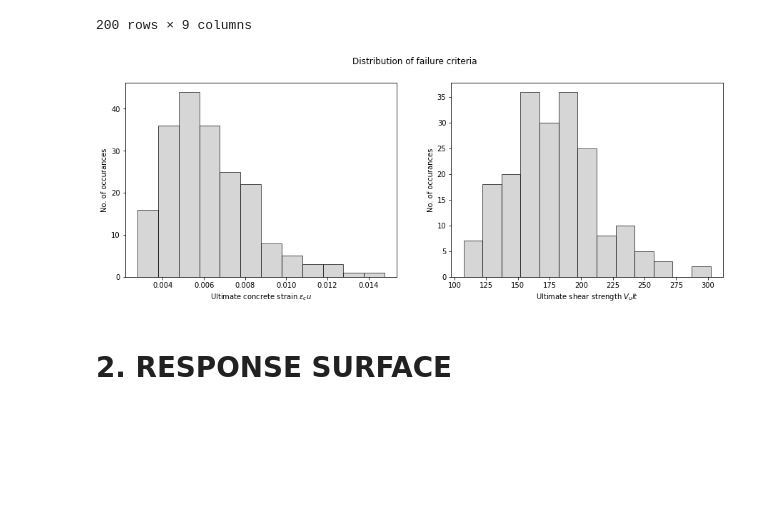
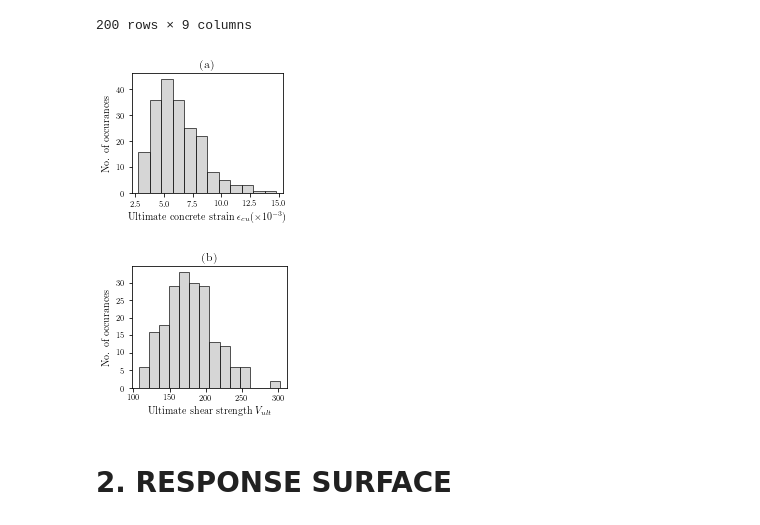
Before and after one commit to mtareqsoliman/msthesis, a Jupyter notebook: Benchmark_RS_DBLANN_12092022.ipynb, the cells around one changed output. Cells and saved outputs as stored; diff of their text form; code cells hidden in the pictures; blank space fills up the shorter version.

```diff
--- a/Benchmark_RS_DBLANN_12092022.ipynb
+++ b/Benchmark_RS_DBLANN_12092022.ipynb
@@ -346,19 +366,22 @@ NLTHA100_pivot
 | 2.690121 | 0.474675 | 0 | 0 | 0 | 0 | 0 | 0 | 3 | 5 | 7 |
 200 rows × 9 columns
 # %%
-fig, ax = plt.subplots(nrows=1,ncols=2,figsize =(15,5))
-fig.suptitle('Distribution of failure criteria')
-ax[0].hist(-np.asarray(ecu_100),color='silver', edgecolor='k', alpha=0.65, bins=np.arange(min(-np.asarray(ecu_100)), max(-np.asarray(ecu_100)) + 0.001, 0.001))
-ax[0].set_xlabel(r'Ultimate concrete strain $\epsilon _cu$')
-ax[0].set_ylabel('No. of occurances')
+fig, ax = plt.subplots(figsize=(width*0.5/72.27,width*0.45/72.27))
+ax.set_title('(a)')
+ax.hist(-np.asarray(ecu_100)*1000,color='silver', edgecolor='k', alpha=0.65, bins=np.arange(min(-np.asarray(ecu_100)*1000), max(-np.asarray(ecu_100)*1000) + 1, 1))
+ax.set_xlabel(r'Ultimate concrete strain $\epsilon _{cu}  (\times 10^{-3})$')
+ax.set_ylabel('No. of occurances')
+plt.savefig('histogram_criteria_e.pgf', backend='pgf', dpi=600, bbox_inches="tight", transparent=True)
 
-
-ax[1].hist(np.asarray(Vult_100),color='silver', edgecolor='k', alpha=0.65, bins=np.arange(min(np.asarray(Vult_100)), max(np.asarray(Vult_100)) + 15, 15))
-ax[1].set_xlabel(r'Ultimate shear strength $V_ult$')
-ax[1].set_ylabel('No. of occurances')
-plt.savefig('histogram_criteria.pgf', backend='pgf')
+fig, ax = plt.subplots(figsize=(width*0.5/72.27,width*0.45/72.27))
+ax.set_title('(b)')
+ax.hist(np.asarray(Vult_100),color='silver', edgecolor='k', alpha=0.65, bins=np.arange(min(np.asarray(Vult_100)), max(np.asarray(Vult_100)) + 14, 14))
+ax.set_xlabel(r'Ultimate shear strength $V_{ult}$')
+ax.set_ylabel('No. of occurances')
+plt.savefig('histogram_criteria_V.pgf', backend='pgf', dpi=600, bbox_inches="tight", transparent=True)
 # %% [output]
-[figure, old version]
+[figure, new version]
+[figure, added]
 # %% [markdown]
 
 
```
Also changed, not shown: parts of 38 cells of this notebook.
